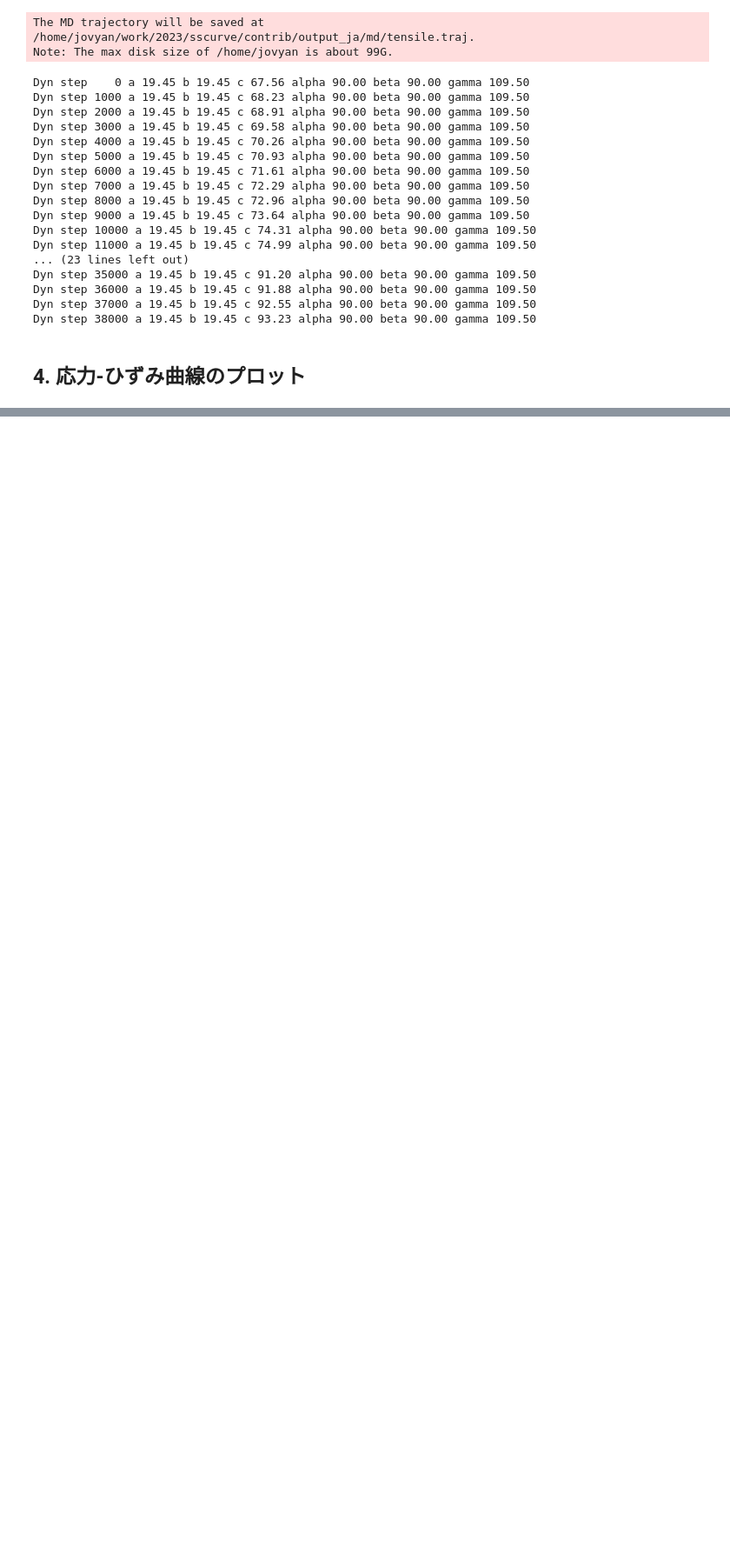
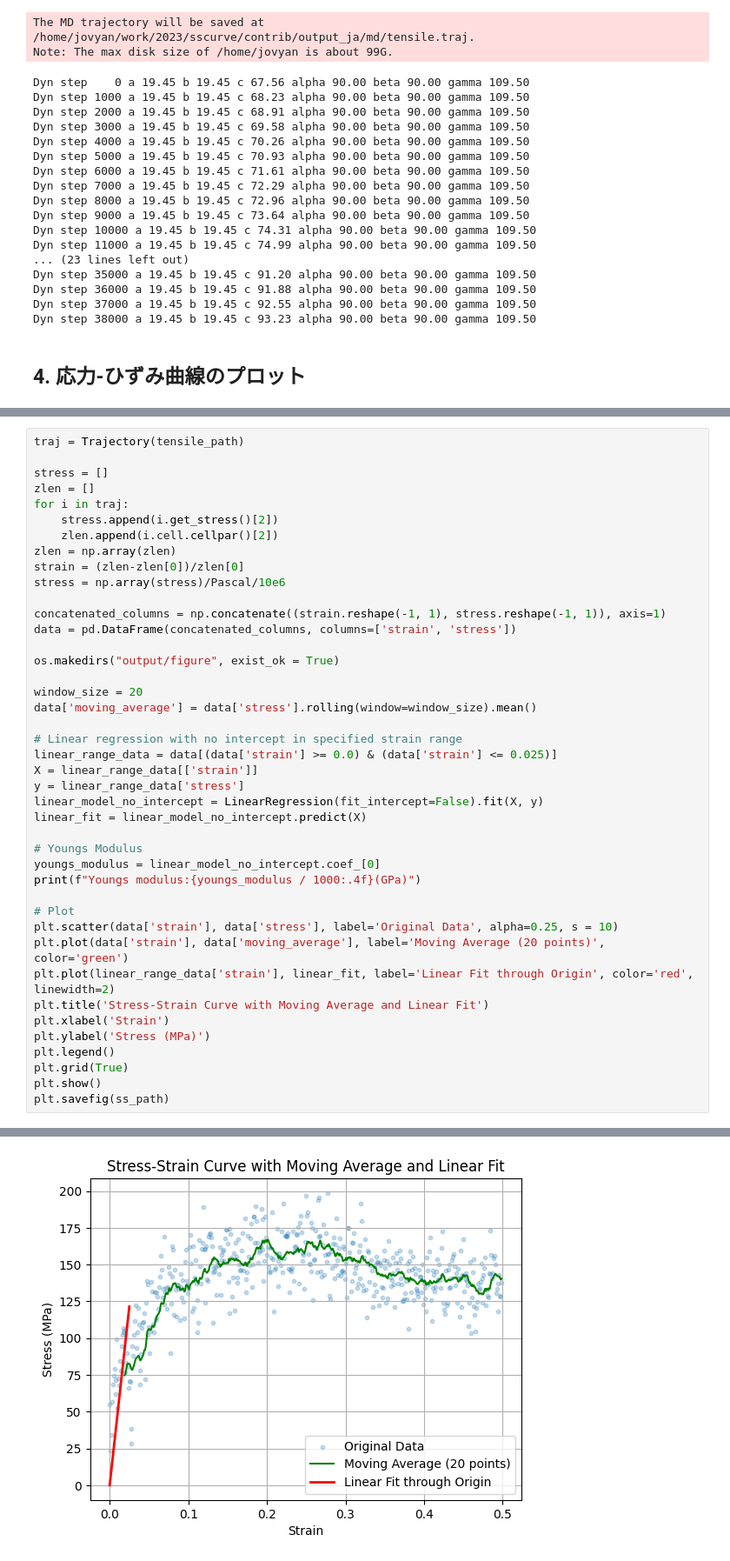
Before and after one commit to matlantis-pfcc/matlantis-contrib, a Jupyter notebook: matlantis_contrib_examples/stress-strain_curve/stress_strain_curve_ja.ipynb, the cells around one changed output, grey strips where cells are left out. Shown at 87% size. Saved outputs shown, nothing was run; the diff lists cells and outputs as text; blank space fills up the shorter version.

Commit message:
add linear fit and moving average for figure
Signed-off-by: jishida0620 <j.ishida0002@gmail.com>

```diff
--- a/matlantis_contrib_examples/stress-strain_curve/stress_strain_curve_ja.ipynb
+++ b/matlantis_contrib_examples/stress-strain_curve/stress_strain_curve_ja.ipynb
@@ -442,0 +425,43 @@ plt.savefig(ss_path)
+# %%
+traj = Trajectory(tensile_path)
+
+stress = []
+zlen = []
+for i in traj:
+    stress.append(i.get_stress()[2])
+    zlen.append(i.cell.cellpar()[2])
+zlen = np.array(zlen)
+strain = (zlen-zlen[0])/zlen[0]
+stress = np.array(stress)/Pascal/10e6
+
+concatenated_columns = np.concatenate((strain.reshape(-1, 1), stress.reshape(-1, 1)), axis=1)
+data = pd.DataFrame(concatenated_columns, columns=['strain', 'stress'])
+
+os.makedirs("output/figure", exist_ok = True)
+
+window_size = 20
+data['moving_average'] = data['stress'].rolling(window=window_size).mean()
+
+# Linear regression with no intercept in specified strain range
+linear_range_data = data[(data['strain'] >= 0.0) & (data['strain'] <= 0.025)]
+X = linear_range_data[['strain']]
+y = linear_range_data['stress']
+linear_model_no_intercept = LinearRegression(fit_intercept=False).fit(X, y)
+linear_fit = linear_model_no_intercept.predict(X)
+
+# Youngs Modulus
+youngs_modulus = linear_model_no_intercept.coef_[0]
+print(f"Youngs modulus:{youngs_modulus / 1000:.4f}(GPa)")
+
+# Plot
+plt.scatter(data['strain'], data['stress'], label='Original Data', alpha=0.25, s = 10)
+plt.plot(data['strain'], data['moving_average'], label='Moving Average (20 points)', color='green')
+plt.plot(linear_range_data['strain'], linear_fit, label='Linear Fit through Origin', color='red', linewidth=2)
+plt.title('Stress-Strain Curve with Moving Average and Linear Fit')
+plt.xlabel('Strain')
+plt.ylabel('Stress (MPa)')
+plt.legend()
+plt.grid(True)
+plt.show()
+plt.savefig(ss_path)
+# %% [output]
@@ -442,0 +469 @@ plt.savefig(ss_path)
+[figure, added]
```
Also changed, not shown: parts of 6 cells of this notebook, 1 other file.
